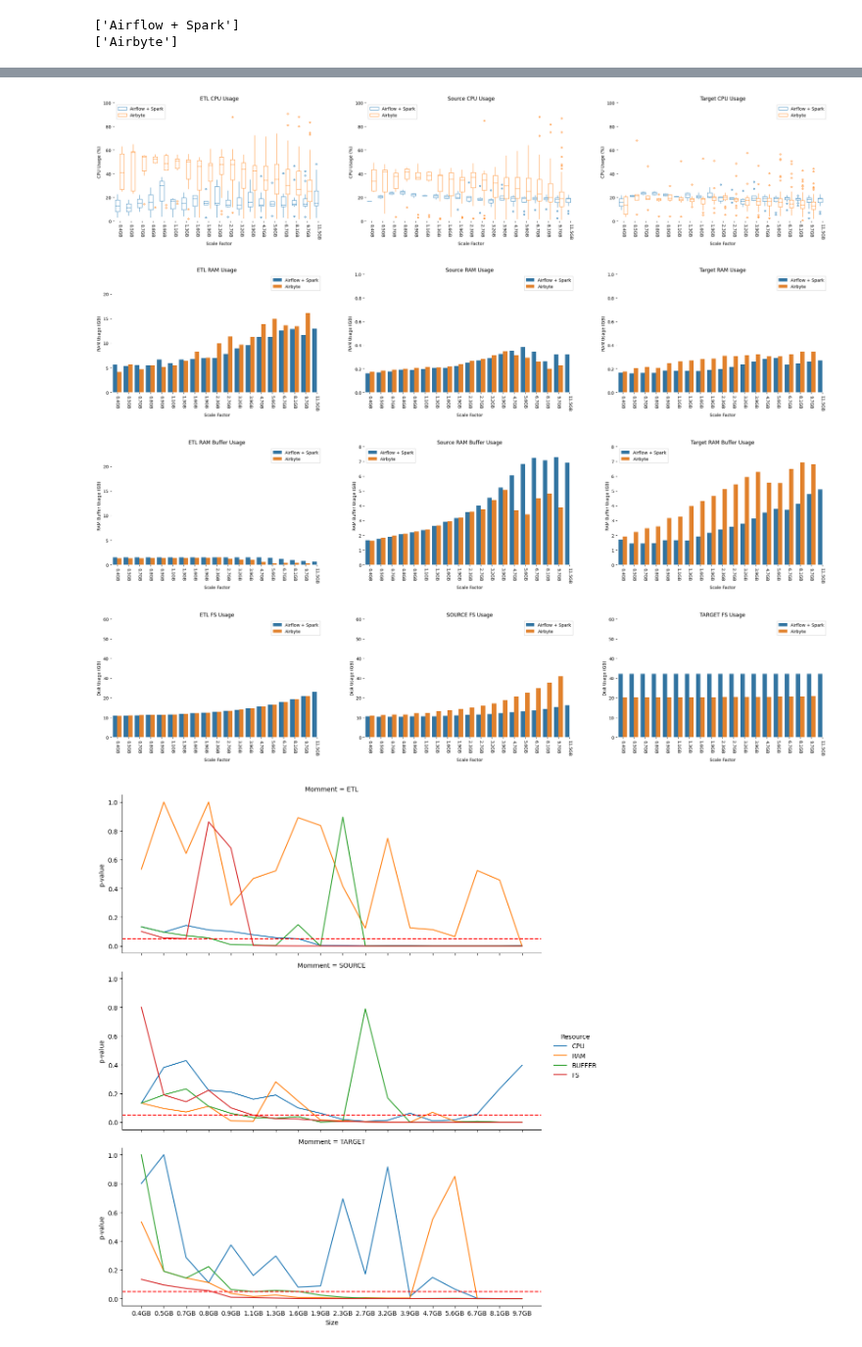
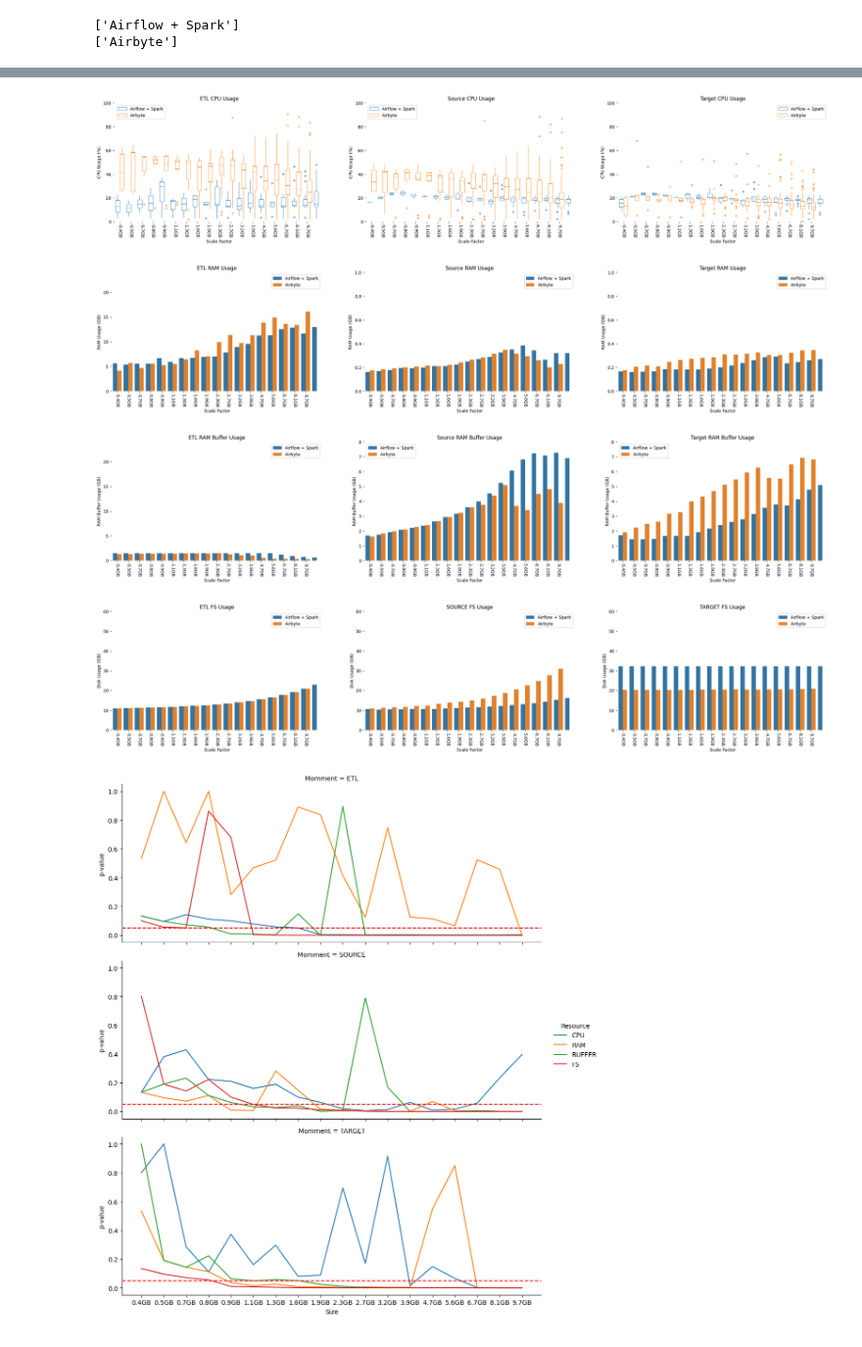
Before and after one commit to bombermal/TCC, a Jupyter notebook: Monitoring_VM/Retrieve/pre_analisys.ipynb, the cells around one changed output, grey strips where cells are left out. Shown at 98% size. Saved outputs shown, nothing was run; the diff lists cells and outputs as text; code cells hidden in the pictures.

```diff
--- a/Monitoring_VM/Retrieve/pre_analisys.ipynb
+++ b/Monitoring_VM/Retrieve/pre_analisys.ipynb
@@ -13,7 +13,7 @@ from prometheus_api_client import PrometheusConnect
 path = "../../Result_json/"
 file_list = os.listdir(path)
 airflow_files = [file for file in file_list if file.startswith("airflow")]
-airbyte_files = [file for file in file_list if file.startswith("airbyte")]
+airbyte_files = [file for file in file_list if file.startswith("normalized_airbyte")]
 
 # Sort list
 airflow_files = sorted(airflow_files)
@@ -136,11 +136,12 @@ print([ str(x)+"GB" for x in temp.total_size_bytes.to_list()])
 # %% [output]
 ['0.4GB', '0.5GB', '0.7GB', '0.8GB', '0.9GB', '1.1GB', '1.3GB', '1.6GB', '1.9GB', '2.3GB', '2.7GB', '3.2GB', '3.9GB', '4.7GB', '5.6GB', '6.7GB', '8.1GB', '9.7GB', '11.5GB']
 # %%
-x_tick_labels = ['0.4GB', '0.5GB', '0.7GB', '0.8GB', '0.9GB', '1.1GB', '1.3GB', '1.6GB', '1.9GB', '2.3GB', '2.7GB', '3.2GB', '3.9GB', '4.7GB', '5.6GB', '6.7GB', '8.1GB', '9.7GB', '11.5GB']
+x_tick_labels = ['0.4GB', '0.5GB', '0.7GB', '0.8GB', '0.9GB', '1.1GB', '1.3GB', '1.6GB', '1.9GB', '2.3GB', '2.7GB', '3.2GB', '3.9GB', '4.7GB', '5.6GB', '6.7GB', '8.1GB', '9.7GB']#, '11.5GB']
 fig, ax = plt.subplots(1, 3, figsize=(25, 5))
 # sns.barplot(x="sf", y="time_delta", color="green", data=python_df, ax=ax[2])
+mask = source_grouped.sf < 86
 for idx, col in enumerate(["rows_count", "total_size_bytes", "time_delta"]):
-    g = sns.barplot(x="sf", y=col, hue="framework", data=source_grouped, ax=ax[idx])
+    g = sns.barplot(x="sf", y=col, hue="framework", data=source_grouped[mask], ax=ax[idx])
     if idx == 0:
         # Set y-axis scale to millions with separators
         ax[idx].yaxis.set_major_formatter(lambda x, pos: '{:.0f}'.format(x/1000000) + 'M')
@@ -164,8 +165,9 @@ sns.despine(left=True)
 plt.show()
 
 fig, ax = plt.subplots(1, 3, figsize=(25, 5))
+mask = target_grouped.sf < 86
 for idx, col in enumerate(["rows_count", "total_size_bytes"]):
-    g = sns.barplot(x="sf", y=col, hue="framework", data=target_grouped, ax=ax[idx])
+    g = sns.barplot(x="sf", y=col, hue="framework", data=target_grouped[mask], ax=ax[idx])
     if idx == 0:
         # Set y-axis scale to millions with separators
         ax[idx].yaxis.set_major_formatter(lambda x, pos: '{:.0f}'.format(x/1000000) + 'M')
@@ -186,7 +188,8 @@ for idx, col in enumerate(["rows_count", "total_size_bytes"]):
 # plt.show()
 
 source_status_combined = source_status_combined.sort_values(by=["framework", "sf"]).reset_index(drop=True)
-g = sns.barplot(x="sf", y="TimeDelta", hue="framework", data=source_status_combined, ax=ax[2])
+mask = source_status_combined.sf < 86
+g = sns.barplot(x="sf", y="TimeDelta", hue="framework", data=source_status_combined[mask], ax=ax[2])
 # Set y-axis scale to millions with separators
 ax[2].yaxis.set_major_formatter(lambda x, pos: '{:.0f}'.format(x/60))
 ax[2].set_xticks(range(len(x_tick_labels)))
@@ -201,8 +204,9 @@ sns.despine(left=True)
 plt.show()
 
 df_throughput = df_throughput.sort_values(by=["framework", "sf"]).reset_index(drop=True)
+mask = df_throughput.sf < 86
 fig, ax = plt.subplots(figsize=(25, 5))
-g = sns.barplot(x="sf", y="Throughput", hue="framework", data=df_throughput, ax=ax)
+g = sns.barplot(x="sf", y="Throughput", hue="framework", data=df_throughput[mask], ax=ax)
 # Set y-axis scale to millions with separators
 ax.set_xticks(range(len(x_tick_labels)))
 ax.set_xticklabels(x_tick_labels)
@@ -219,8 +223,8 @@ plt.show()
 temp_df = target_grouped.merge(source_status_combined, left_on=["framework", "benchmark_id", "sf"], right_on=["framework", "benchmark_id", "sf"], how="inner")
 
 fig, ax = plt.subplots(figsize=(25, 5))
-# mask = temp_df.TimeDelta < 33*60
-sns.lineplot(x="TimeDelta", y="total_size_bytes", hue="framework", data=temp_df, ax=ax)
+mask = temp_df.TimeDelta < 33*60
+sns.lineplot(x="TimeDelta", y="total_size_bytes", hue="framework", data=temp_df[mask], ax=ax)
 # Set y-axis scale to millions with separators
 ax.yaxis.set_major_formatter(lambda x, pos: '{:.0f}'.format(x/1024/1024/1024))
 ax.xaxis.set_major_formatter(lambda x, pos: '{:.0f}'.format(x/60))
@@ -362,14 +366,16 @@ for idx, ii in enumerate([df_cpu, df_memory, df_buffer, df_fs]):
 # df_buffer = pd.read_csv("../../Result_json/memory_buffer.csv")
 # df_fs = pd.read_csv("../../Result_json/filesystem_size.csv")
 # %%
-def accum_stats(df, mask, df_result, col, res, momme):
-    uni_list = [ 3,  4,  5,  6,  7,  8, 10, 12, 14, 17, 20, 24, 29, 35, 42, 50, 60, 72]
+def accum_stats(df, mask, df_result, uni_list, col, res, momme):
     mask_frame = df.framework == "Airbyte"
     for idx, ii in zip(x_tick_labels, uni_list):
         mask_sf = df.sf == ii
+        print(ii)
         v1 = df.loc[mask & mask_frame & mask_sf, col].to_list()
         v2 = df.loc[mask & ~mask_frame & mask_sf, col].to_list()
 
         stat, p_value = stats.mannwhitneyu(v1, v2)
-        df_result = pd.concat([df_result, pd.Series([momme, res, idx, ii, p_value], index=["Momment", "Resource", "Size", "Sf", "p-value"], name=0).to_frame().T], ignore_index=True)
-    return df_result
+        mask = (df_result.Resource == momme) & (df_result.Size == idx) & (df_result.Sf == ii)
+        print(df_result[mask].index)
+        # df_result.loc[[momme, res, idx, ii, p_value]
+    # return df_result
@@ -376,11 +402,16 @@ def accum_stats(df, mask, df_result, col, res, momme):
 # %%
-df_result = pd.DataFrame(columns=["Momment", "Resource",  "Size", "Sf", "p-value"])
+uni_list = [ 3,  4,  5,  6,  7,  8, 10, 12, 14, 17, 20, 24, 29, 35, 42, 50, 60, 72]
+resources = ["SOURCE"] * len(uni_list) + ["ETL"] * len(uni_list) + ["TARGET"] * len(uni_list)
+df_result = pd.DataFrame(columns=["Resource",  "Size", "Sf", "CPU", "RAM", "BUFFER", "FS"])
+df_result.Size = x_tick_labels * 3
+df_result.Sf = uni_list * 3
+df_result.Resource = resources
 
 # CPU
 fig, ax = plt.subplots(1, 3, figsize=(30, 5))
 mask = (df_cpu.instance == "AIRFLOW") | (df_cpu.instance == "AIRBYTE")
 
-df_result = accum_stats(df_cpu, mask, df_result, "cpu_usage", "CPU", "ETL")
+df_result = accum_stats(df_cpu, mask, df_result, uni_list, "cpu_usage", "CPU", "ETL")
 
 g = sns.boxplot(df_cpu[mask], x='sf', y='cpu_usage', hue='framework', ax=ax[0],
             fill=False, linewidth=.75, flierprops={"marker": "."}, showcaps=False
@@ -452,37 +483,37 @@ df_result= accum_stats(df_buffer, mask, df_result, "memory_buffer", "BUFFER", "T
 sns.barplot(df_buffer[mask], x='sf', y='memory_buffer', hue='framework', ax=ax[2], errorbar=None).set(ylim=(0,8),
         title="Target RAM Buffer Usage", xlabel="Scale Factor", ylabel="RAM Buffer Usage (GB)", xticks=range(len(x_tick_labels)), xticklabels=x_tick_labels)
 ax[2].set_xticklabels(ax[0].get_xticklabels(),rotation=270)
 ax[2].legend(fancybox=False)
 sns.despine(left=True, bottom=True)
 plt.show()
 
 # Filesystem
 fig, ax = plt.subplots(1, 3, figsize=(30, 5))
 mask = (df_fs.instance == "AIRFLOW") | (df_fs.instance == "AIRBYTE")
 df_result= accum_stats(df_fs, mask, df_result, "filesystem_size", "FS", "ETL")
 sns.barplot(df_fs[mask], x='sf', y='filesystem_size', hue='framework', ax=ax[0], errorbar=None).set(ylim=(0,60),
         title="ETL FS Usage", xlabel="Scale Factor", ylabel="Disk Usage (GB)", xticks=range(len(x_tick_labels)), xticklabels=x_tick_labels)
 ax[0].set_xticklabels(ax[0].get_xticklabels(),rotation=270)
 ax[0].legend(fancybox=False)
 mask = df_fs.instance == "SOURCE"
 df_result= accum_stats(df_fs, mask, df_result, "filesystem_size", "FS", "SOURCE")
 sns.barplot(df_fs[mask], x='sf', y='filesystem_size', hue='framework', ax=ax[1], errorbar=None).set(ylim=(0,60),
         title="SOURCE FS Usage", xlabel="Scale Factor", ylabel="Disk Usage (GB)", xticks=range(len(x_tick_labels)), xticklabels=x_tick_labels)
 ax[1].set_xticklabels(ax[0].get_xticklabels(),rotation=270)
 ax[1].legend(fancybox=False)
 mask = df_fs.instance == "TARGET"
 df_result= accum_stats(df_fs, mask, df_result, "filesystem_size", "FS", "TARGET")
 sns.barplot(df_fs[mask], x='sf', y='filesystem_size', hue='framework', ax=ax[2], errorbar=None).set(ylim=(0,60),
         title="TARGET FS Usage", xlabel="Scale Factor", ylabel="Disk Usage (GB)", xticks=range(len(x_tick_labels)), xticklabels=x_tick_labels)
 ax[2].set_xticklabels(ax[0].get_xticklabels(),rotation=270)
 ax[2].legend(fancybox=False)
 sns.despine(left=True, bottom=True)
 plt.show()
 # %% [output]
-[figure, old version]
+[figure, new version]
-[figure, old version]
+[figure, new version]
-[figure, old version]
+[figure, new version]
-[figure, old version]
+[figure, new version]
 # %%
 g = sns.relplot(x="Size", y="p-value", hue="Resource", col="Momment", col_wrap=1, data=df_result, kind="line", height=4, aspect=2.5)
 g.refline(y=0.05, linestyle='--', linewidth=1.5, color='r')
```
Also changed, not shown: parts of 4 cells of this notebook, 4 other files.
